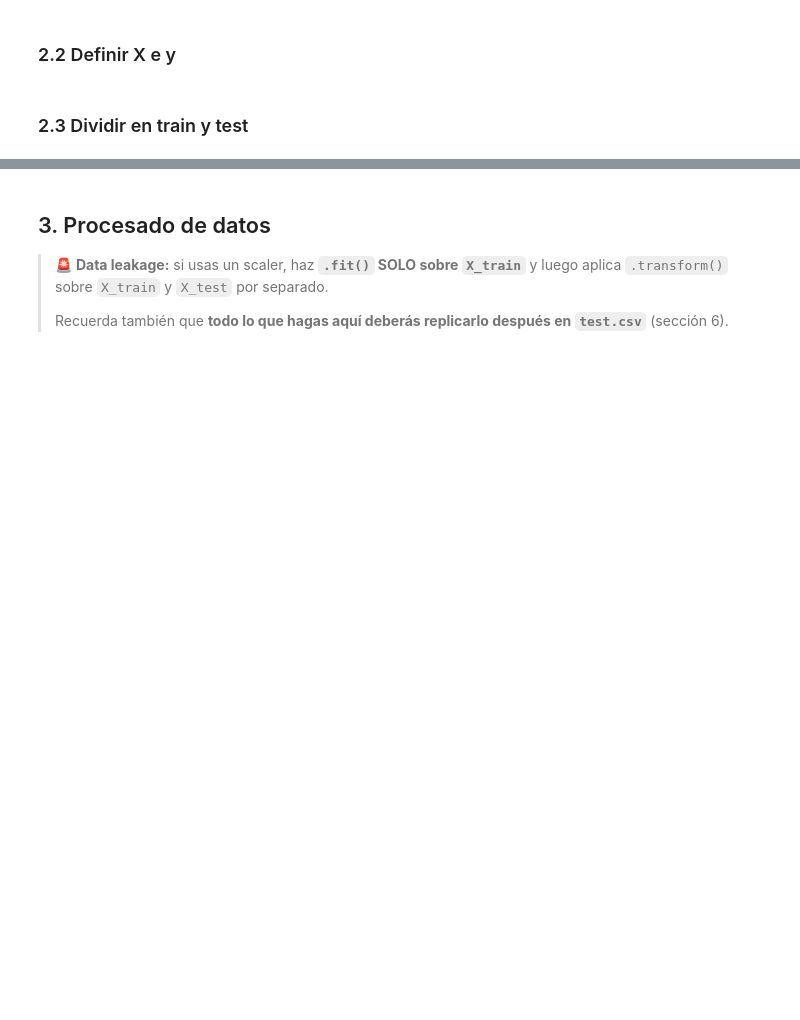
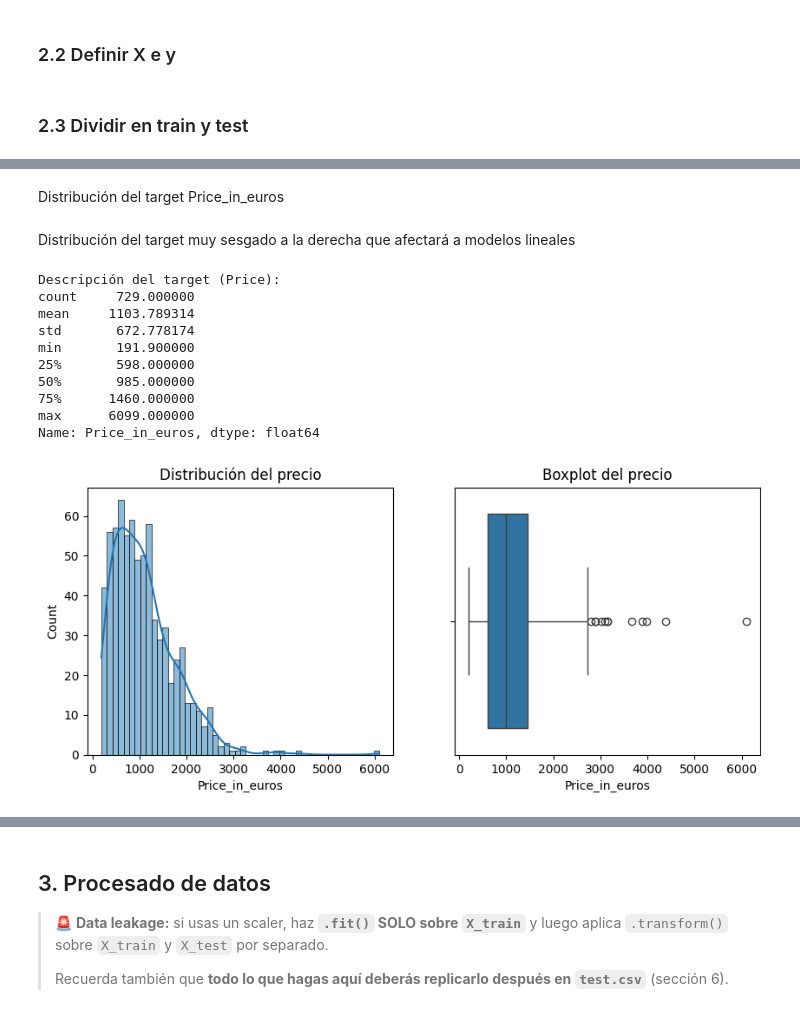
Before and after one commit to mfondevilla/DS-Online-MelaniaFondevilla, a Jupyter notebook: Team_Challenges/TC_04_Sprint_12_Kaggle/TC-Kaggle_submission_test.ipynb, the cells around one changed output, grey strips where cells are left out. Saved outputs shown, nothing was run; the diff lists cells and outputs as text; code cells hidden in the pictures; blank space fills up the shorter version.

```diff
--- a/Team_Challenges/TC_04_Sprint_12_Kaggle/TC-Kaggle_submission_test.ipynb
+++ b/Team_Challenges/TC_04_Sprint_12_Kaggle/TC-Kaggle_submission_test.ipynb
@@ -34,5 +101,7 @@ df = pd.read_csv('./data/train.csv', encoding='latin-1')
 ### 2.2 Definir X e y
 # %%
 # Tu código aquí y sería el precio
+X = df.drop(columns="Price_in_euros")
+y = df["Price_in_euros"]
 # %% [markdown]
 ### 2.3 Dividir en train y test
@@ -40,0 +108,6 @@ df = pd.read_csv('./data/train.csv', encoding='latin-1')
+# %%
+# Tu código aquí
+X_train, x_test, y_train, y_test = train_test_split(X, y, test_size=0.2, random_state=42)
+# %%
+train = X_train.copy()
+train["Price_in_euros"] = y_train
@@ -40,0 +168,32 @@ df = pd.read_csv('./data/train.csv', encoding='latin-1')
+# %% [markdown]
+Distribución del target Price_in_euros
+# %% [markdown]
+Distribución del target muy sesgado a la derecha que afectará a modelos lineales
+# %%
+import seaborn as sns
+import matplotlib.pyplot as plt
+# --- 4. Distribución del target ---
+print("\nDescripción del target (Price):")
+print(train["Price_in_euros"].describe())
+
+plt.figure(figsize=(10,4))
+plt.subplot(1,2,1)
+sns.histplot(train["Price_in_euros"], bins=50, kde=True)
+plt.title("Distribución del precio")
+
+plt.subplot(1,2,2)
+sns.boxplot(x=train["Price_in_euros"])
+plt.title("Boxplot del precio")
+plt.show()
+# %% [output]
+Descripción del target (Price):
+count     729.000000
+mean     1103.789314
+std       672.778174
+min       191.900000
+25%       598.000000
+50%       985.000000
+75%      1460.000000
+max      6099.000000
+Name: Price_in_euros, dtype: float64
+[figure, added]
```
Also changed, not shown: parts of 22 cells of this notebook, 5 other files.
